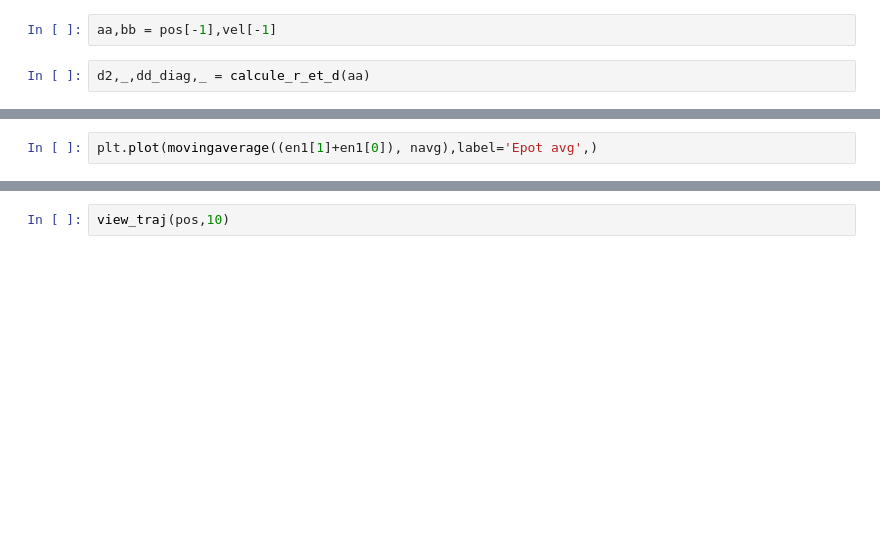
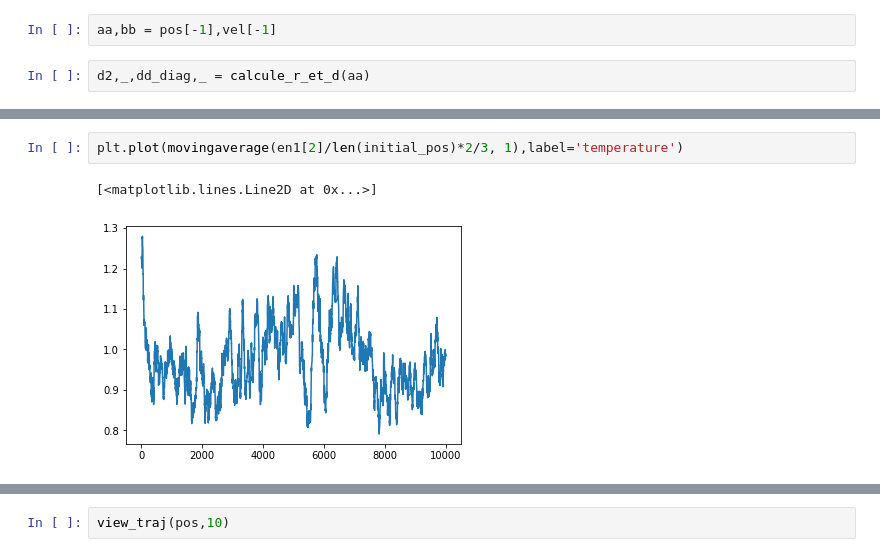
Before and after one commit to lab-cosmo/marvel-college, a Jupyter notebook: MD/Dynamique_Moleculaire.ipynb, the cells around one changed output, grey strips where cells are left out. Saved outputs shown, nothing was run; the diff lists cells and outputs as text; blank space fills up the shorter version.

```diff
--- a/MD/Dynamique_Moleculaire.ipynb
+++ b/MD/Dynamique_Moleculaire.ipynb
@@ -521,4 +725,7 @@ Failed to display Jupyter Widget of type HBox.
 If you're reading this message in the Jupyter Notebook or JupyterLab Notebook, it may mean that the widgets JavaScript is still loading. If this message persists, it likely means that the widgets Java ...
 If you're reading this message in another frontend (for example, a static rendering on GitHub or NBViewer), it may mean that your frontend doesn't currently support widgets.
 # %%
-plt.plot(movingaverage((en1[1]+en1[0]), navg),label='Epot avg',)
+plt.plot(movingaverage(en1[2]/len(initial_pos)*2/3, 1),label='temperature')
+# %% [output]
+[<matplotlib.lines.Line2D at 0x...>]
+[figure, added]
```
Also changed, not shown: parts of 64 cells of this notebook, 1 other file.
